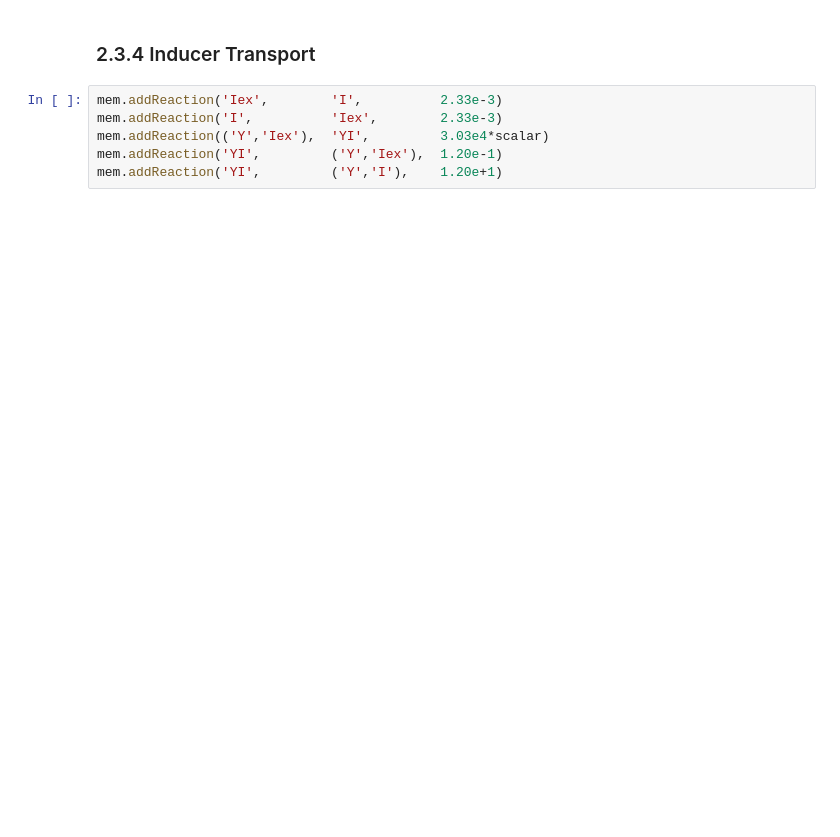
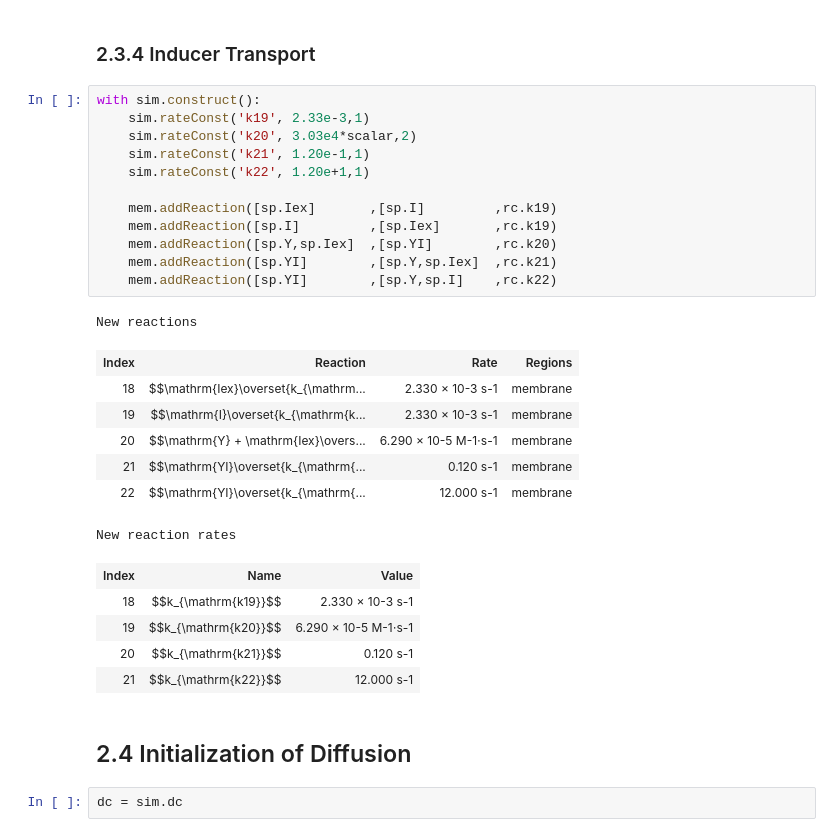
Before and after one commit to Luthey-Schulten-Lab/Workshop_2024, a Jupyter notebook: RDME_model/T2_lac2stateRDME.ipynb, the cells around one changed output. Drawn from its saved outputs; the diff is of its cells as text; blank space fills up the shorter version.

```diff
--- a/RDME_model/T2_lac2stateRDME.ipynb
+++ b/RDME_model/T2_lac2stateRDME.ipynb
@@ -213,8 +256,32 @@ cyt.addReaction('I2R2O',      ('I','IR2O'), 2.00)
 # %% [markdown]
 ### 2.3.4 Inducer Transport
-# %%
-mem.addReaction('Iex',        'I',          2.33e-3)
-mem.addReaction('I',          'Iex',        2.33e-3)
-mem.addReaction(('Y','Iex'),  'YI',         3.03e4*scalar)
-mem.addReaction('YI',         ('Y','Iex'),  1.20e-1)
-mem.addReaction('YI',         ('Y','I'),    1.20e+1)
+# %%
+with sim.construct():
+    sim.rateConst('k19', 2.33e-3,1)
+    sim.rateConst('k20', 3.03e4*scalar,2)
+    sim.rateConst('k21', 1.20e-1,1)
+    sim.rateConst('k22', 1.20e+1,1)
+
+    mem.addReaction([sp.Iex]       ,[sp.I]         ,rc.k19)
+    mem.addReaction([sp.I]         ,[sp.Iex]       ,rc.k19)
+    mem.addReaction([sp.Y,sp.Iex]  ,[sp.YI]        ,rc.k20)
+    mem.addReaction([sp.YI]        ,[sp.Y,sp.Iex]  ,rc.k21)
+    mem.addReaction([sp.YI]        ,[sp.Y,sp.I]    ,rc.k22)
+# %% [output]
+New reactions
+| Index | Reaction | Rate | Regions |
+| 18 | $$\mathrm{Iex}\overset{k_{\mathrm... | 2.330 × 10-3 s-1 | membrane |
+| 19 | $$\mathrm{I}\overset{k_{\mathrm{k... | 2.330 × 10-3 s-1 | membrane |
+| 20 | $$\mathrm{Y} + \mathrm{Iex}\overs... | 6.290 × 10-5 M-1⋅s-1 | membrane |
+| 21 | $$\mathrm{YI}\overset{k_{\mathrm{... | 0.120 s-1 | membrane |
+| 22 | $$\mathrm{YI}\overset{k_{\mathrm{... | 12.000 s-1 | membrane |
+New reaction rates
+| Index | Name | Value |
+| 18 | $$k_{\mathrm{k19}}$$ | 2.330 × 10-3 s-1 |
+| 19 | $$k_{\mathrm{k20}}$$ | 6.290 × 10-5 M-1⋅s-1 |
+| 20 | $$k_{\mathrm{k21}}$$ | 0.120 s-1 |
+| 21 | $$k_{\mathrm{k22}}$$ | 12.000 s-1 |
+# %% [markdown]
+## 2.4 Initialization of Diffusion
+# %%
+dc = sim.dc
```
Also changed, not shown: parts of 13 cells of this notebook, 32 other files.
